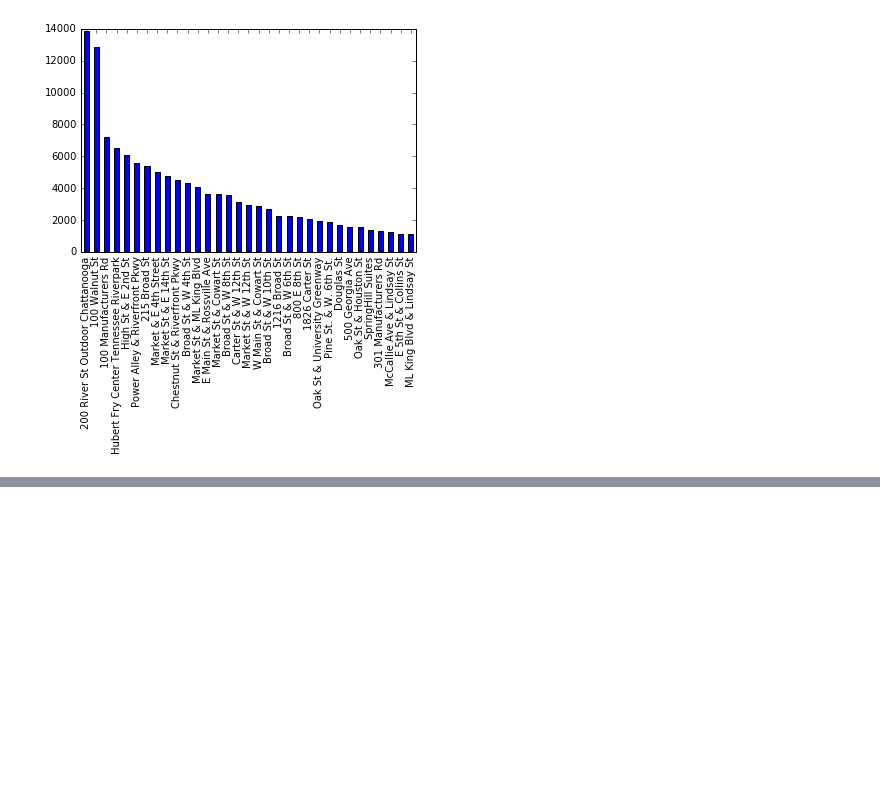
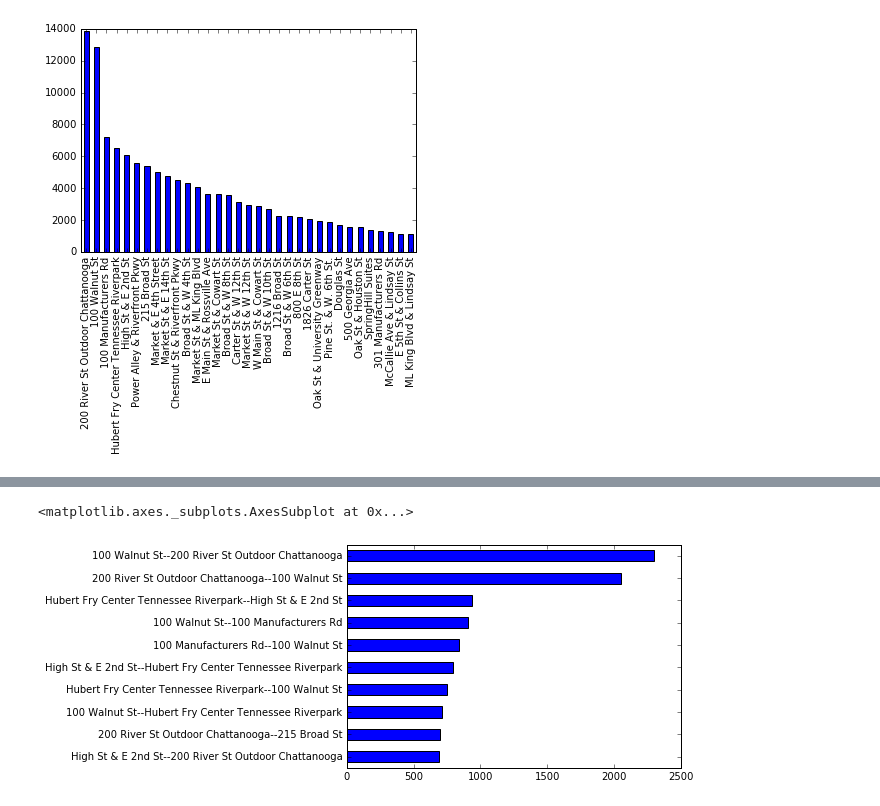
Before and after one commit to jlmcgehee21/cds_bike_data_project, a Jupyter notebook: DataScienceMeetupBikeExample.ipynb, the cells around one changed output, grey strips where cells are left out. Cells and saved outputs as stored; diff of their text form; code cells hidden in the pictures; blank space fills up the shorter version.

```diff
--- a/DataScienceMeetupBikeExample.ipynb
+++ b/DataScienceMeetupBikeExample.ipynb
@@ -59,0 +85,5 @@ a
+# %%
+trips.loc[bike_df['StartStationName'] != bike_df['EndStationName']].value_counts()[:10].sort_values().plot(kind='barh')
+# %% [output]
+<matplotlib.axes._subplots.AxesSubplot at 0x...>
+[figure, added]
```
Also changed, not shown: parts of 24 cells of this notebook.
